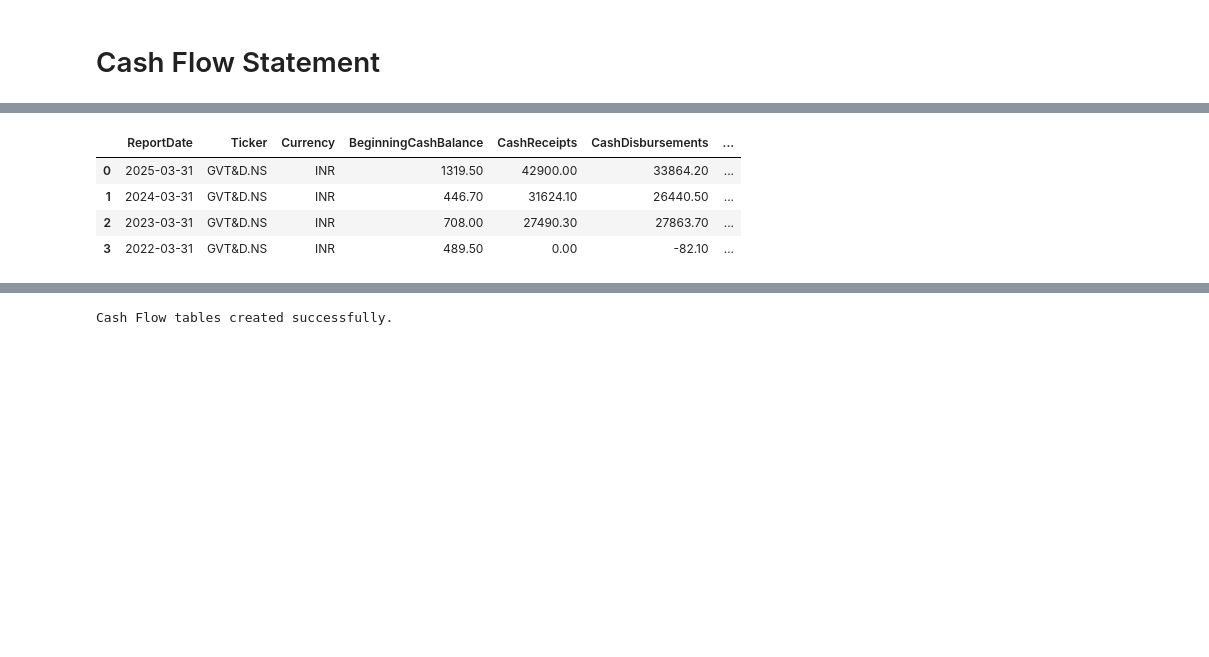
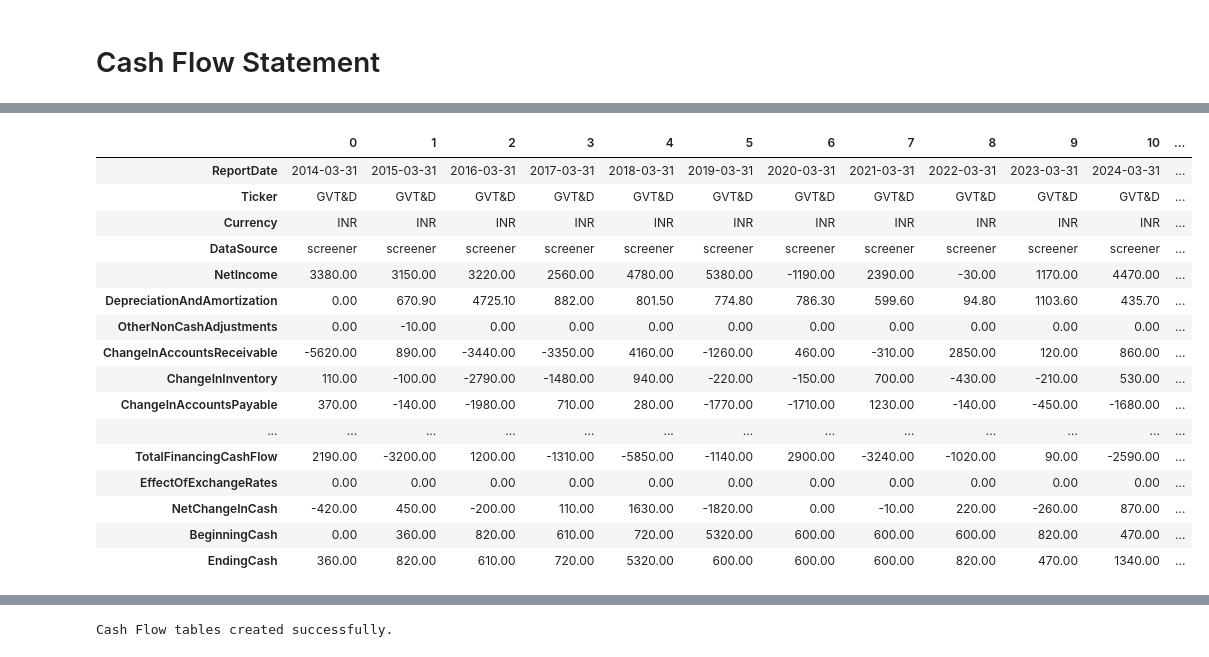
Before and after one commit to ashishmaharana188/financial_ETL_project, a Jupyter notebook: statementScrape.ipynb, the cells around one changed output, grey strips where cells are left out. Saved outputs shown, nothing was run; the diff lists cells and outputs as text; code cells hidden in the pictures; blank space fills up the shorter version.

```diff
--- a/statementScrape.ipynb
+++ b/statementScrape.ipynb
@@ -337,5 +322,5 @@ def get_screener_financials(ticker, report_type="yearly"):
 if not use_yfinance and not alpha_vantage:
   dfIncomeStatementQ = pd.DataFrame(get_screener_financials(tickerName.ticker, report_type='quarterly'))
   dfIncomeStatementY = pd.DataFrame(get_screener_financials(tickerName.ticker, report_type='yearly'))
-  display(dfIncomeStatementQ)
+  display(dfIncomeStatementQ.index)
   display(dfIncomeStatementY.index)
@@ -475,7 +478,7 @@ def clean_financial_dataframe(df):
     return df.replace(r'[%,+]', '', regex=True).apply(pd.to_numeric, errors='coerce')
 
 
-def format_statement_for_db(df, target_columns, ticker, currency, multiplier=1.0,index_col_name='index', transpose=False):
+def format_statement_for_db(df, target_columns, ticker, currency,data_source, multiplier=1.0,index_col_name='index', transpose=False):
 
     if transpose:
         df = df.T
@@ -499,6 +502,7 @@ def format_statement_for_db(df, target_columns, ticker, currency, multiplier=1.0
     # Insert Ticker at the beginning
     clean_df.insert(1, 'Ticker', ticker)
     clean_df.insert(2, 'Currency', currency)
+    clean_df.insert(3, 'DataSource', data_source)
 
     return clean_df
 
@@ -550,7 +554,7 @@ def convert_screener_percentages_to_absolute(df_screener_is):
             df_screener_is.loc['OtherCost'] = sales * (df_screener_is.loc['OtherCost'].fillna(0) / 100)
 
     # 2. Tax Item (Base = Profit before tax)
-    if 'Profit before tax' in df_screener_is.index and 'Tax' in df_screener_is.index:
+    if 'ProfitBeforeTax' in df_screener_is.index and 'Tax' in df_screener_is.index:
         pbt = df_screener_is.loc['ProfitBeforeTax'].fillna(0)
         df_screener_is.loc['Tax'] = pbt * (df_screener_is.loc['Tax'].fillna(0) / 100)
 
@@ -1763,14 +1646,14 @@ normalized_indirect_cf_synonym_map = {
     'ChangeInAccountsPayable': [
         ['ChangeInAccountPayable', 'ChangeInPayable', 'ChangeInPayablesAndAccruedExpense', 'Payables']
     ],
-    'OtherWorkingCapitalChanges': [
+'OtherWorkingCapitalChanges': [
         ['ChangeInOtherCurrentAssets'],
         ['ChangeInOtherCurrentLiabilities'],
-        ['ChangeInOtherWorkingCapital', 'WorkingCapitalChanges', 'OtherWcItems'],
+        ['ChangeInOtherWorkingCapital', 'OtherWcItems'], # Removed 'WorkingCapitalChanges'
         ['LoansAdvances']
     ],
     'IncomeTaxPaid': [
-        ['TaxesRefundPaid', 'IncomeTaxPaid', 'IncomeTaxPaidSupplementalData']
+        ['TaxesRefundPaid', 'IncomeTaxPaid', 'IncomeTaxPaidSupplementalData', 'DirectTaxes']
     ],
     'TotalOperatingCashFlow': [
         ['OperatingCashFlow', 'CashFlowFromContinuingOperatingActivities', 'CashFromOperatingActivity']
@@ -1785,12 +1668,13 @@ normalized_indirect_cf_synonym_map = {
         ['SaleOfInvestment', 'InvestmentsSold'],
         ['PurchaseOfBusiness', 'AcquisitionOfCompanies', 'NetBusinessPurchaseAndSale', 'SaleOfBusiness'], # Expanded Yfinance Aliases
         ['FixedAssetsSold'],
-        ['NetInvestmentPurchaseAndSale'] # <-- Added from 2022/2024 raw data
+        ['NetInvestmentPurchaseAndSale']
     ],
-    'OtherInvestingActivities': [
+'OtherInvestingActivities': [
         ['NetOtherInvestingChanges', 'OtherInvestingItems'],
         ['InterestReceived', 'InterestReceivedCFI'],
-        ['DividendsReceived']
+        ['DividendsReceived'],
+        ['InterCorporateDeposits']
     ],
     'TotalInvestingCashFlow': [
         ['InvestingCashFlow', 'CashFlowFromContinuingInvestingActivities', 'CashFromInvestingActivity']
@@ -1798,13 +1682,13 @@ normalized_indirect_cf_synonym_map = {
 
     # --- FINANCING ACTIVITIES ---
     'NetDebtIssuedRepaid': [
-        # Only use the most granular items. REMOVE 'NetIssuancePaymentsOfDebt'
         ['IssuanceOfDebt', 'LongTermDebtIssuance', 'ProceedsFromBorrowings'],
+        ['ProceedsFromDeposits'], # Separated so it doesn't get masked by ProceedsFromBorrowings
         ['RepaymentOfDebt', 'LongTermDebtPayments', 'RepaymentOfBorrowings'],
         ['NetShortTermDebtIssuance', 'ShortTermDebtIssuance']
     ],
     'NetStockIssuedRepurchased': [
-        # REMOVE 'NetCommonStockIssuance'
+
         ['IssuanceOfCapitalStock', 'CommonStockIssuance', 'ProceedsFromShares'],
         ['RepurchaseOfCapitalStock', 'CommonStockPayments']
     ],
@@ -1813,7 +1697,8 @@ normalized_indirect_cf_synonym_map = {
     ],
     'OtherFinancingActivities': [
         ['NetOtherFinancingCharges', 'OtherFinancingItems'],
-        ['InterestPaidFin', 'InterestPaidCFF'] # <-- Added Yfinance specific alias
+        ['InterestPaidFin', 'InterestPaidCFF'],
+        ['FinancialLiabilities']
     ],
     'TotalFinancingCashFlow': [
         ['FinancingCashFlow', 'CashFlowFromContinuingFinancingActivities', 'CashFromFinancingActivity']
@@ -2013,7 +1919,9 @@ indirect_cf_buckets = [
     'OtherWorkingCapitalChanges',
     'NetDebtIssuedRepaid',
     'NetStockIssuedRepurchased',
-    'PurchaseSaleOfInvestments'
+    'PurchaseSaleOfInvestments',
+    'OtherInvestingActivities',
+    'OtherFinancingActivities'
 ]
 
 if alpha_vantage:
@@ -2025,10 +1933,10 @@ if alpha_vantage:
   df_normalize_CY = map_statement_via_dictionary(dfCashFlowY, normalized_cf_synonym_map, cf_keys_to_fetch)
 
   dfCashFlowQ_calc = apply_cash_flow_fallbacks(df_normalize_CQ, ittelson_cash_flow_columns,df_is_calc=dfIncomeStatementQ_calc,df_bs_calc=dfBalanceSheetQ_calc)
-  clean_quarterly_cash_flow = format_statement_for_db(dfCashFlowQ_calc, ittelson_cash_flow_columns,tickerName.ticker,currency=stmt_currency, multiplier=stmt_multiplier, transpose=True)
+  clean_quarterly_cash_flow = format_statement_for_db(dfCashFlowQ_calc, ittelson_cash_flow_columns,tickerName.ticker,currency=stmt_currency,data_source='vantage', multiplier=stmt_multiplier, transpose=True)
 
   dfCashFlowY_calc = apply_cash_flow_fallbacks(df_normalize_CY, ittelson_cash_flow_columns,df_is_calc=dfIncomeStatementY_calc,df_bs_calc=dfBalanceSheetY_calc)
-  clean_yearly_cash_flow = format_statement_for_db(dfCashFlowY_calc, ittelson_cash_flow_columns,tickerName.ticker,currency=stmt_currency, multiplier=stmt_multiplier, transpose=True)
+  clean_yearly_cash_flow = format_statement_for_db(dfCashFlowY_calc, ittelson_cash_flow_columns,tickerName.ticker,currency=stmt_currency,data_source='vantage', multiplier=stmt_multiplier, transpose=True)
 
 
 elif use_yfinance:
@@ -2046,13 +1954,13 @@ elif use_yfinance:
     df_normalize_CQ, ittelson_cash_flow_columns, df_is_calc=dfIncomeStatementQ_calc, df_bs_calc=dfBalanceSheetQ_calc)
 
   clean_quarterly_cash_flow = format_statement_for_db(
-    dfCashFlowQ_calc, ittelson_cash_flow_columns,tickerName.ticker,currency=stmt_currency, multiplier=stmt_multiplier, transpose=True)
+    dfCashFlowQ_calc, ittelson_cash_flow_columns,tickerName.ticker,currency=stmt_currency,data_source='yfinance', multiplier=stmt_multiplier, transpose=True)
 
   dfCashFlowY_calc = apply_cash_flow_fallbacks(
     df_normalize_CY, ittelson_cash_flow_columns, df_is_calc=dfIncomeStatementY_calc, df_bs_calc=dfBalanceSheetY_calc)
 
   clean_yearly_cash_flow = format_statement_for_db(
-    dfCashFlowY_calc, ittelson_cash_flow_columns,tickerName.ticker,currency=stmt_currency, multiplier=stmt_multiplier, transpose=True)
+    dfCashFlowY_calc, ittelson_cash_flow_columns,tickerName.ticker,currency=stmt_currency,data_source='yfinance', multiplier=stmt_multiplier, transpose=True)
 
   #Indirect Cash flow
   df_indirect_normalize_CY = map_statement_via_dictionary( dfCashFlowY, normalized_indirect_cf_synonym_map, cf_indirect_keys,bucket_columns=indirect_cf_buckets)
@@ -2061,7 +1969,7 @@ elif use_yfinance:
     df_indirect_normalize_CY, ittelson_indirect_cf_columns,df_is_calc=dfIncomeStatementY_calc,df_bs_calc=dfBalanceSheetY_calc)
 
   clean_yearly_indirect_cash_flow = format_statement_for_db(
-    dfInDirectCashFlowY_calc, ittelson_indirect_cf_columns, tickerName.ticker,currency=stmt_currency, multiplier=stmt_multiplier, transpose=True)
+    dfInDirectCashFlowY_calc, ittelson_indirect_cf_columns, tickerName.ticker,currency=stmt_currency,data_source='yfinance', multiplier=stmt_multiplier, transpose=True)
 
 
   display(clean_quarterly_cash_flow)
@@ -2080,7 +1988,7 @@ else:
     df_normalize_CY, ittelson_cash_flow_columns,df_is_calc=dfIncomeStatementY_calc,df_bs_calc=dfBalanceSheetY_calc)
 
   clean_yearly_cash_flow = format_statement_for_db(
-    dfCashFlowY_calc, ittelson_cash_flow_columns, tickerName.ticker,currency=stmt_currency, multiplier=stmt_multiplier, transpose=True)
+    dfCashFlowY_calc, ittelson_cash_flow_columns, tickerName.ticker,currency=stmt_currency,data_source='screener', multiplier=stmt_multiplier, transpose=True)
 
   df_indirect_normalize_CY = map_statement_via_dictionary( dfCashFlowY, normalized_indirect_cf_synonym_map, cf_indirect_keys,bucket_columns=indirect_cf_buckets)
 
@@ -2088,7 +1996,7 @@ else:
     df_indirect_normalize_CY, ittelson_indirect_cf_columns,df_is_calc=dfIncomeStatementY_calc,df_bs_calc=dfBalanceSheetY_calc)
 
   clean_yearly_indirect_cash_flow = format_statement_for_db(
-    dfInDirectCashFlowY_calc, ittelson_indirect_cf_columns, tickerName.ticker,currency=stmt_currency, multiplier=stmt_multiplier, transpose=True)
+    dfInDirectCashFlowY_calc, ittelson_indirect_cf_columns, tickerName.ticker,currency=stmt_currency,data_source='screener', multiplier=stmt_multiplier, transpose=True)
 
   display(clean_yearly_cash_flow)
   display(clean_yearly_indirect_cash_flow.T)
@@ -2097,5 +2017,17 @@ else:
-|  | ReportDate | Ticker | Currency | BeginningCashBalance | CashReceipts | CashDisbursements | ... |
-| 0 | 2025-03-31 | GVT&D.NS | INR | 1319.50 | 42900.00 | 33864.20 | ... |
-| 1 | 2024-03-31 | GVT&D.NS | INR | 446.70 | 31624.10 | 26440.50 | ... |
-| 2 | 2023-03-31 | GVT&D.NS | INR | 708.00 | 27490.30 | 27863.70 | ... |
-| 3 | 2022-03-31 | GVT&D.NS | INR | 489.50 | 0.00 | -82.10 | ... |
+|  | 0 | 1 | 2 | 3 | 4 | 5 | 6 | 7 | 8 | 9 | 10 | ... |
+| ReportDate | 2014-03-31 | 2015-03-31 | 2016-03-31 | 2017-03-31 | 2018-03-31 | 2019-03-31 | 2020-03-31 | 2021-03-31 | 2022-03-31 | 2023-03-31 | 2024-03-31 | ... |
+| Ticker | GVT&D | GVT&D | GVT&D | GVT&D | GVT&D | GVT&D | GVT&D | GVT&D | GVT&D | GVT&D | GVT&D | ... |
+| Currency | INR | INR | INR | INR | INR | INR | INR | INR | INR | INR | INR | ... |
+| DataSource | screener | screener | screener | screener | screener | screener | screener | screener | screener | screener | screener | ... |
+| NetIncome | 3380.00 | 3150.00 | 3220.00 | 2560.00 | 4780.00 | 5380.00 | -1190.00 | 2390.00 | -30.00 | 1170.00 | 4470.00 | ... |
+| DepreciationAndAmortization | 0.00 | 670.90 | 4725.10 | 882.00 | 801.50 | 774.80 | 786.30 | 599.60 | 94.80 | 1103.60 | 435.70 | ... |
+| OtherNonCashAdjustments | 0.00 | -10.00 | 0.00 | 0.00 | 0.00 | 0.00 | 0.00 | 0.00 | 0.00 | 0.00 | 0.00 | ... |
+| ChangeInAccountsReceivable | -5620.00 | 890.00 | -3440.00 | -3350.00 | 4160.00 | -1260.00 | 460.00 | -310.00 | 2850.00 | 120.00 | 860.00 | ... |
+| ChangeInInventory | 110.00 | -100.00 | -2790.00 | -1480.00 | 940.00 | -220.00 | -150.00 | 700.00 | -430.00 | -210.00 | 530.00 | ... |
+| ChangeInAccountsPayable | 370.00 | -140.00 | -1980.00 | 710.00 | 280.00 | -1770.00 | -1710.00 | 1230.00 | -140.00 | -450.00 | -1680.00 | ... |
+| ... | ... | ... | ... | ... | ... | ... | ... | ... | ... | ... | ... | ... |
+| TotalFinancingCashFlow | 2190.00 | -3200.00 | 1200.00 | -1310.00 | -5850.00 | -1140.00 | 2900.00 | -3240.00 | -1020.00 | 90.00 | -2590.00 | ... |
+| EffectOfExchangeRates | 0.00 | 0.00 | 0.00 | 0.00 | 0.00 | 0.00 | 0.00 | 0.00 | 0.00 | 0.00 | 0.00 | ... |
+| NetChangeInCash | -420.00 | 450.00 | -200.00 | 110.00 | 1630.00 | -1820.00 | 0.00 | -10.00 | 220.00 | -260.00 | 870.00 | ... |
+| BeginningCash | 0.00 | 360.00 | 820.00 | 610.00 | 720.00 | 5320.00 | 600.00 | 600.00 | 600.00 | 820.00 | 470.00 | ... |
+| EndingCash | 360.00 | 820.00 | 610.00 | 720.00 | 5320.00 | 600.00 | 600.00 | 600.00 | 820.00 | 470.00 | 1340.00 | ... |
```
Also changed, not shown: parts of 30 cells of this notebook.
